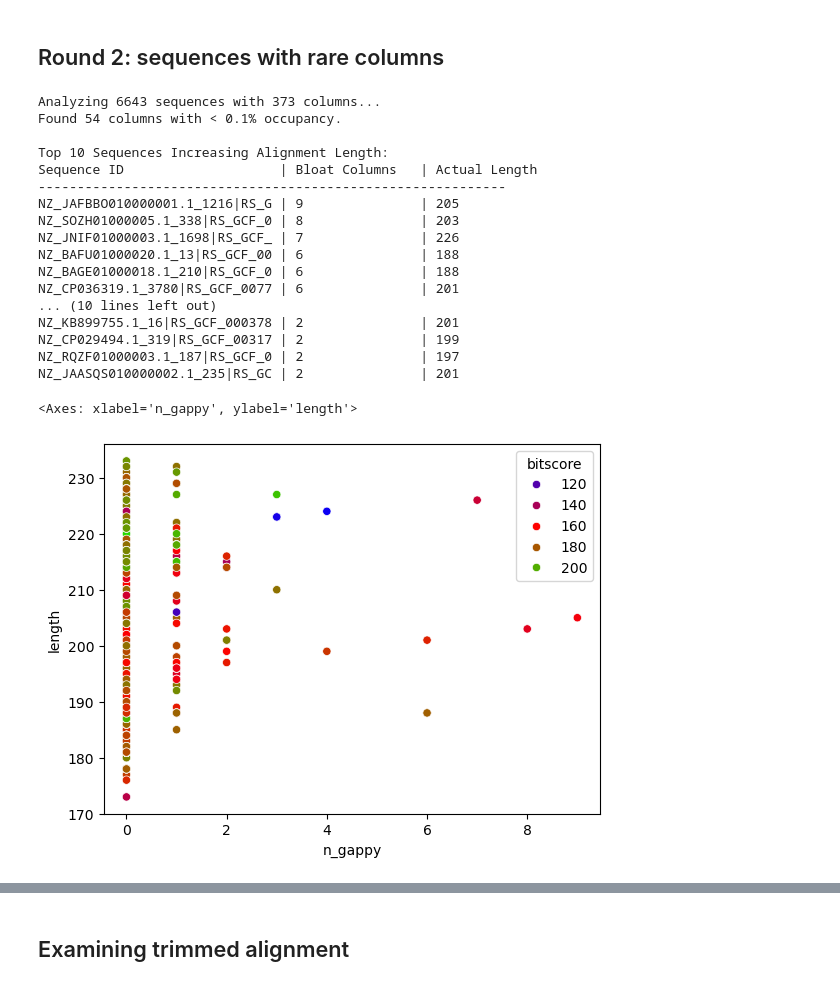
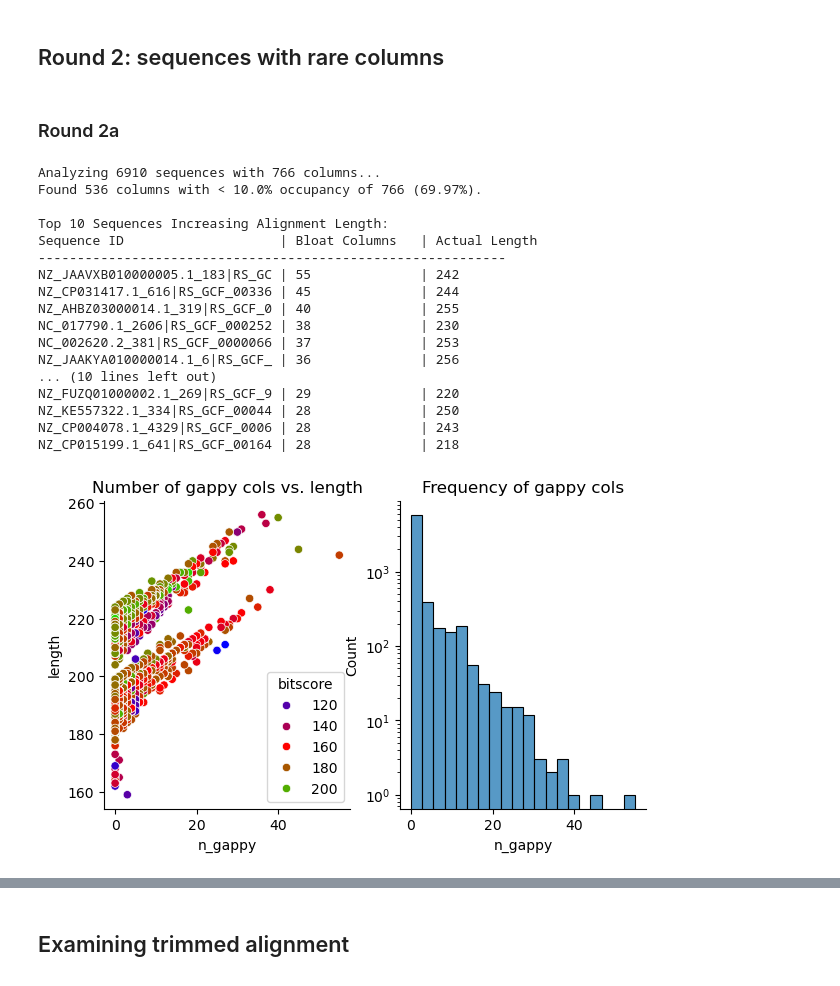
Before and after one commit to realmichaelhoffert/adenylate_kinase_ogt, a Jupyter notebook: notebooks/02_filtering.ipynb, the cells around one changed output, grey strips where cells are left out. Cells and saved outputs as stored; diff of their text form; code cells hidden in the pictures.

Commit message:
filtering for version of alignment used in v3

```diff
--- a/notebooks/02_filtering.ipynb
+++ b/notebooks/02_filtering.ipynb
@@ -784,38 +791,49 @@ def find_alignment_bloaters(alignment_path, threshold=0.01):
         print(f"{name[:30]:<30} | {bloat:<15} | {length}")
 
     return bloat_contributions
+# %% [markdown]
+### Round 2a
 # %%
-bloat_data = find_alignment_bloaters('./../data/high_qual_alignments/full_adk_reps.filtered.afa', 0.001)
+# this alignment was the initial alignment
+bloat_data = find_alignment_bloaters('./../data/high_qual_alignments/full_adk_reps.filtered.afa', 0.1)
 # %% [output]
-Analyzing 6643 sequences with 373 columns...
-Found 54 columns with < 0.1% occupancy.
+Analyzing 6910 sequences with 766 columns...
+Found 536 columns with < 10.0% occupancy of 766 (69.97%).
 
 Top 10 Sequences Increasing Alignment Length:
 Sequence ID                    | Bloat Columns   | Actual Length
 ------------------------------------------------------------
-NZ_JAFBBO010000001.1_1216|RS_G | 9               | 205
-NZ_SOZH01000005.1_338|RS_GCF_0 | 8               | 203
-NZ_JNIF01000003.1_1698|RS_GCF_ | 7               | 226
-NZ_BAFU01000020.1_13|RS_GCF_00 | 6               | 188
-NZ_BAGE01000018.1_210|RS_GCF_0 | 6               | 188
-NZ_CP036319.1_3780|RS_GCF_0077 | 6               | 201
+NZ_JAAVXB010000005.1_183|RS_GC | 55              | 242
+NZ_CP031417.1_616|RS_GCF_00336 | 45              | 244
+NZ_AHBZ03000014.1_319|RS_GCF_0 | 40              | 255
+NC_017790.1_2606|RS_GCF_000252 | 38              | 230
+NC_002620.2_381|RS_GCF_0000066 | 37              | 253
+NZ_JAAKYA010000014.1_6|RS_GCF_ | 36              | 256
 ... (10 lines left out)
-NZ_KB899755.1_16|RS_GCF_000378 | 2               | 201
-NZ_CP029494.1_319|RS_GCF_00317 | 2               | 199
-NZ_RQZF01000003.1_187|RS_GCF_0 | 2               | 197
-NZ_JAASQS010000002.1_235|RS_GC | 2               | 201
+NZ_FUZQ01000002.1_269|RS_GCF_9 | 29              | 220
+NZ_KE557322.1_334|RS_GCF_00044 | 28              | 250
+NZ_CP004078.1_4329|RS_GCF_0006 | 28              | 243
+NZ_CP015199.1_641|RS_GCF_00164 | 28              | 218
 # %%
 # generate plot of problematic sequences
 
 bloat_df = pd.DataFrame(bloat_data, columns=['id', 'n_gappy', 'length'])
 bloat_df['bitscore'] = bloat_df['id'].apply(lambda x: x.split('bitscore=')[-1].replace('bitscore=', ''))
 
 bloat_df = bloat_df[~bloat_df.bitscore.str.contains('\|')]
 
 bloat_df.bitscore = bloat_df.bitscore.astype(float)
+fig = plt.figure(figsize=(7,4))
+ax = fig.add_subplot(1,2,1)
+sns.scatterplot(data=bloat_df, x='n_gappy', y='length', hue='bitscore', palette='brg')
+ax.set_title('Number of gappy cols vs. length')
+sns.despine()
 
-sns.scatterplot(data=bloat_df, x='n_gappy', y='length', hue='bitscore', palette='brg')
+ax = fig.add_subplot(1,2,2)
+sns.histplot(data=bloat_df, x='n_gappy', bins=20)
+ax.set_title('Frequency of gappy cols')
+sns.despine()
+ax.set_yscale('log')
 # %% [output]
-<Axes: xlabel='n_gappy', ylabel='length'>
-[figure, old version]
+[figure, new version]
 # %%
```
Also changed, not shown: parts of 14 cells of this notebook.
